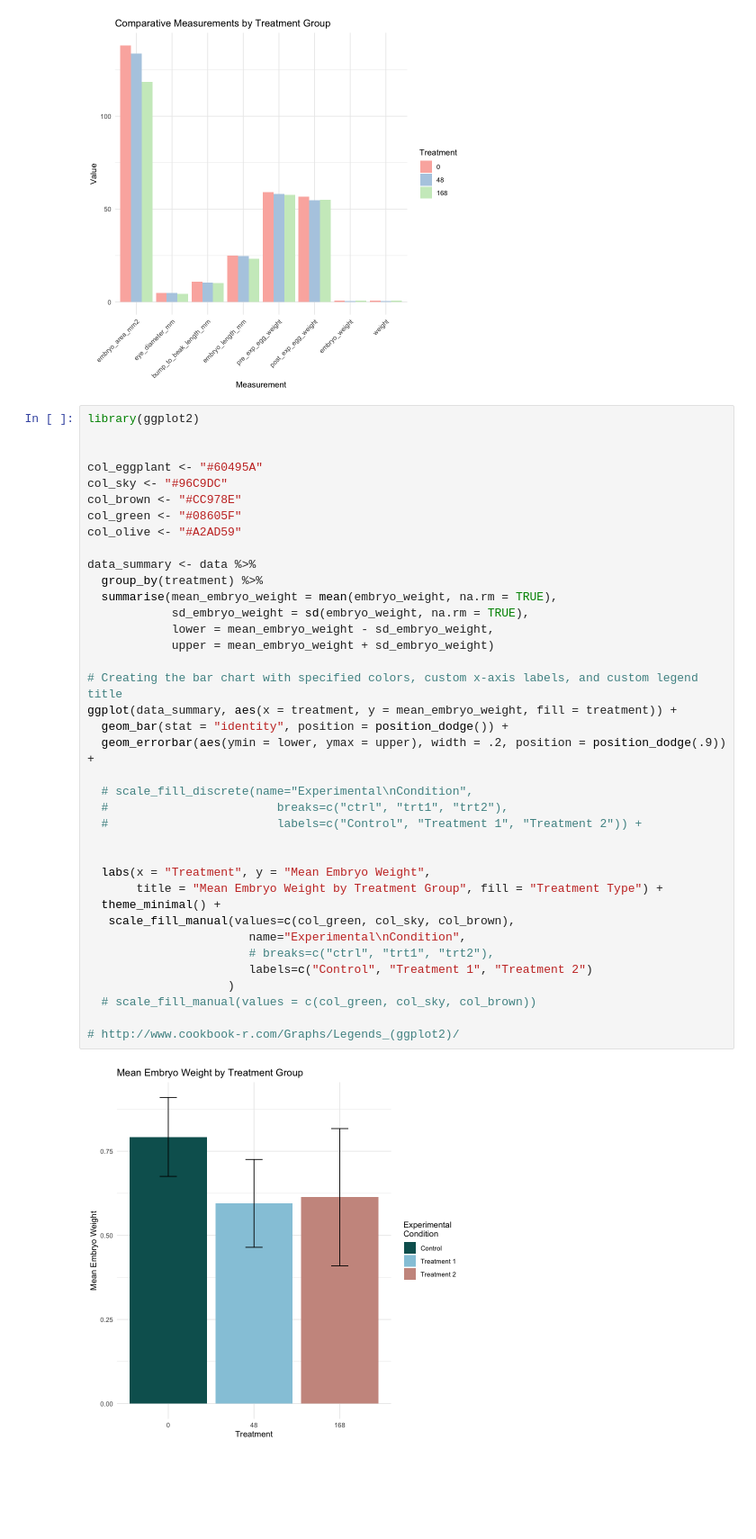
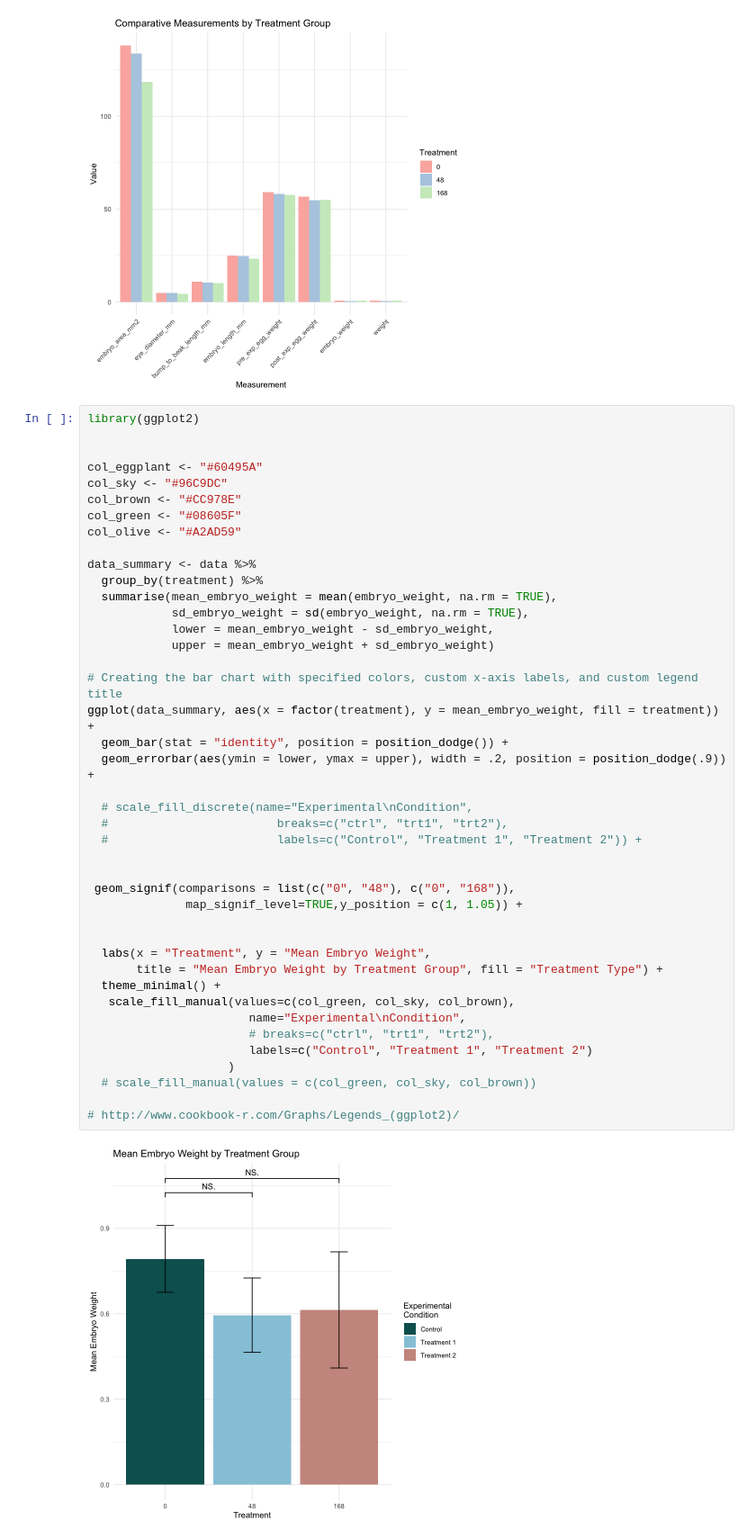
Before and after one commit to redradman/BIOL331_hypothesis_testing, a Jupyter notebook: Analysis.ipynb, the cells around one changed output. Shown at 90% size. Cells and saved outputs as stored; diff of their text form; blank space fills up the shorter version.

Commit message:
add signif lines

```diff
--- a/Analysis.ipynb
+++ b/Analysis.ipynb
@@ -1149,32 +1149,36 @@ col_green <- "#08605F"
 col_olive <- "#A2AD59"
 
 data_summary <- data %>%
   group_by(treatment) %>%
   summarise(mean_embryo_weight = mean(embryo_weight, na.rm = TRUE),
             sd_embryo_weight = sd(embryo_weight, na.rm = TRUE),
             lower = mean_embryo_weight - sd_embryo_weight,
             upper = mean_embryo_weight + sd_embryo_weight)
 
 # Creating the bar chart with specified colors, custom x-axis labels, and custom legend title
-ggplot(data_summary, aes(x = treatment, y = mean_embryo_weight, fill = treatment)) +
+ggplot(data_summary, aes(x = factor(treatment), y = mean_embryo_weight, fill = treatment)) +
   geom_bar(stat = "identity", position = position_dodge()) +
   geom_errorbar(aes(ymin = lower, ymax = upper), width = .2, position = position_dodge(.9)) +
 
   # scale_fill_discrete(name="Experimental\nCondition",
   #                        breaks=c("ctrl", "trt1", "trt2"),
   #                        labels=c("Control", "Treatment 1", "Treatment 2")) +
+
+
+ geom_signif(comparisons = list(c("0", "48"), c("0", "168")),
+              map_signif_level=TRUE,y_position = c(1, 1.05)) +
 
 
   labs(x = "Treatment", y = "Mean Embryo Weight",
        title = "Mean Embryo Weight by Treatment Group", fill = "Treatment Type") +
   theme_minimal() +
    scale_fill_manual(values=c(col_green, col_sky, col_brown),
                        name="Experimental\nCondition",
                        # breaks=c("ctrl", "trt1", "trt2"),
                        labels=c("Control", "Treatment 1", "Treatment 2")
                     )
   # scale_fill_manual(values = c(col_green, col_sky, col_brown))
 
 # http://www.cookbook-r.com/Graphs/Legends_(ggplot2)/
 # %% [output]
-[figure, old version]
+[figure, new version]
```
